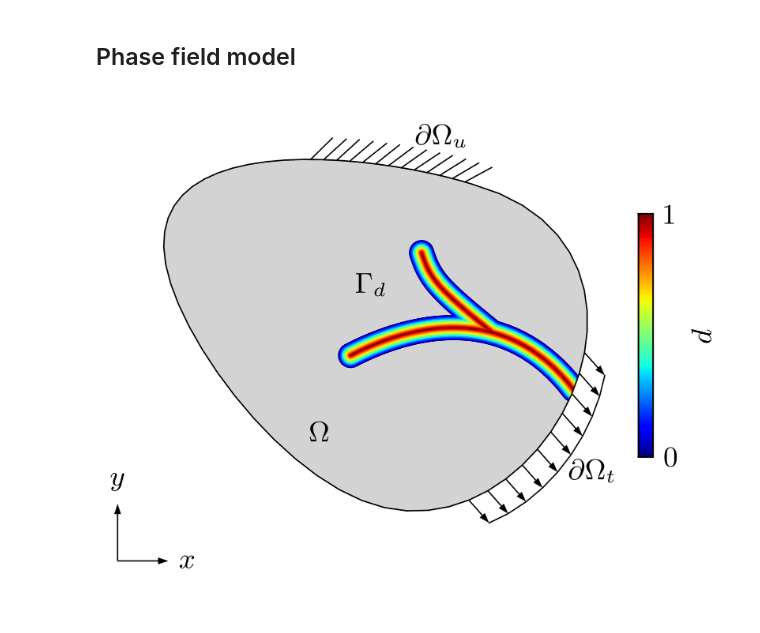
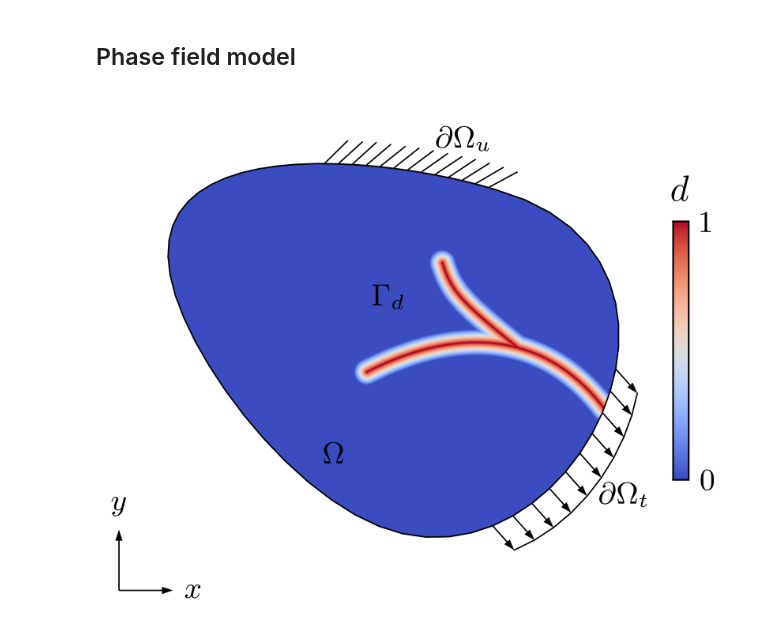
Before and after one commit to lyyc199586/cm-vis, a Jupyter notebook: examples/pf_scheme.ipynb, the cells around one changed output. Saved outputs shown, nothing was run; the diff lists cells and outputs as text; code cells hidden in the pictures.

```diff
--- a/examples/pf_scheme.ipynb
+++ b/examples/pf_scheme.ipynb
@@ -57,7 +57,7 @@ scheme = PFScheme(ax, lw=0.4)
 
 # draw a potato
 verts = np.array([[0, 0.8], [1, -1], [-1, -2], [-3, 0], [-2, 1]])
-outer_path = scheme.add_pathpatch(verts, curve=True, closed=True, fc='lightgrey')
+outer_path = scheme.add_pathpatch(verts, curve=True, closed=True, fc=cm.coolwarm(0))
 scheme.add_text(-1.5, -1.5, "$\Omega$")
 scheme.add_coord_axis(origin=np.array([-3.5, -2.5]), length=np.array([0.5, 0.5]),
                       offset=0.02)
@@ -67,32 +67,33 @@ scheme.add_text(-1, -0.2, "$\Gamma_d$")
 crack1 = np.array([[1, -1], [0.2, -0.5], [-0.6, -0.5], [-1.2, -0.7]])
 crack2 = np.array([[0.2, -0.5], [-0.2, -0.2], [-0.4, 0], [-0.5, 0.2]])
 crack_path1 = scheme.add_pathpatch(crack1, curve=True, draw=False)
 crack_path2 = scheme.add_pathpatch(crack2, curve=True, draw=False)
 
 # draw phase field
 # my_cm = CMColormap(["lightgrey", "k"], [0, 1])
-my_cm = CMColormap(clim=[0, 1], cmap=cm.jet)
+my_cm = CMColormap(clim=[0, 1], cmap=cm.coolwarm)
 crack_set_path = scheme.add_phasefield([crack_path1, crack_path2], 8,
                                        my_cm.get_cmap(),
                                        domain=outer_path)
 
 # add boundaries
 outer = outer_path.vertices
 bnd_u = outer[-100:-1, :] # define displacement boundary
 scheme.add_fix_bc(bnd_u, scale=1.5, spacing=4)
 scheme.add_text(-0.3, 1.1, "$\partial\Omega_u$")
 
 bnd_t = outer[100:200, :] # define traction boundary
 bcs = np.zeros_like(bnd_t)
 bcs[:, 0] = 1
 bcs[:, 1] = -1
 scheme.add_dist_bc(bnd_t, bcs, scale=0.2, interval=10,
                    text="$\partial\Omega_{t}$", textloc="right", offset=0.02)
 
 # add colorbar
 cax = fig.add_axes([0.85, 0.3, 0.02, 0.4])
 cax.set_title("$d$")
 cbar = my_cm.add_colorbar(cax, orientation='vertical')
+# cbar = ax.figure.colorbar(cax, ax=ax, orientation='vertical')
 cbar.set_ticks([0, 1])
 # %% [output]
-[figure, old version]
+[figure, new version]
```
Also changed, not shown: 6 other files.
